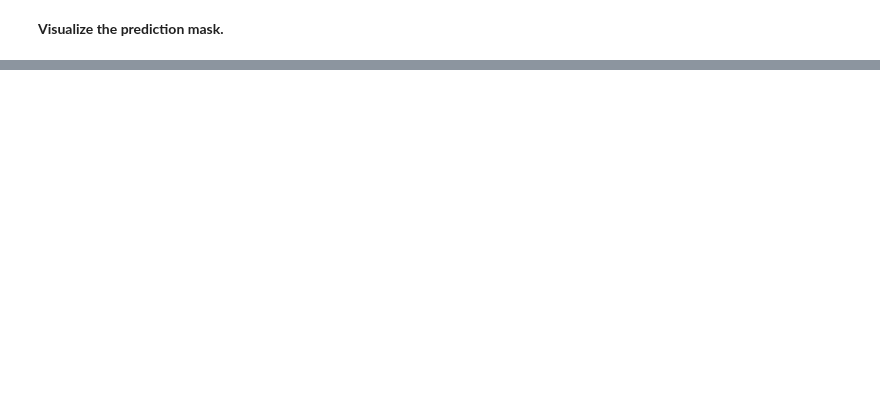
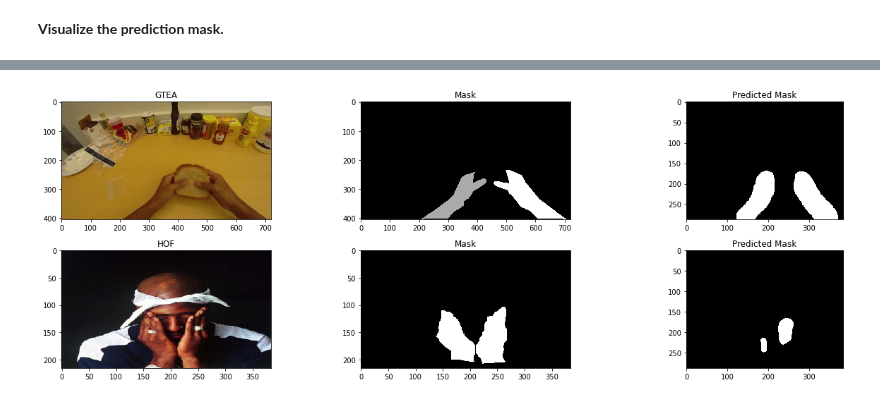
Before and after one commit to VincentGaoHJ/Course-CS5242, a Jupyter notebook: practice_7_handseg.ipynb, the cells around one changed output, grey strips where cells are left out. Saved outputs shown, nothing was run; the diff lists cells and outputs as text; code cells hidden in the pictures; blank space fills up the shorter version.

```diff
--- a/practice_7_handseg.ipynb
+++ b/practice_7_handseg.ipynb
@@ -503,0 +523,21 @@ def SegmentHands(pathtest):
+# %%
+high, width = len(sample_mask_pair), 3
+fig, axes = plt.subplots(high, width, figsize=(width*6, high*3), tight_layout=True)
+for row in range(high):
+    for col in range(width):
+        title = ""
+        if col == 0:
+            title = sample_mask_pair[row][2]
+            img = plt.imread(sample_mask_pair[row][col])
+        elif col == 1:
+            title = "Mask"
+            img = plt.imread(sample_mask_pair[row][col])
+        else:
+            title = "Predicted Mask"
+            img = SegmentHands(sample_mask_pair[row][0], deeplab)
+        axes[row, col].imshow(img)
+        axes[row, col].set_title(title)
+
+plt.show()
+# %% [output]
+[figure, added]
```
Also changed, not shown: parts of 11 cells of this notebook.
